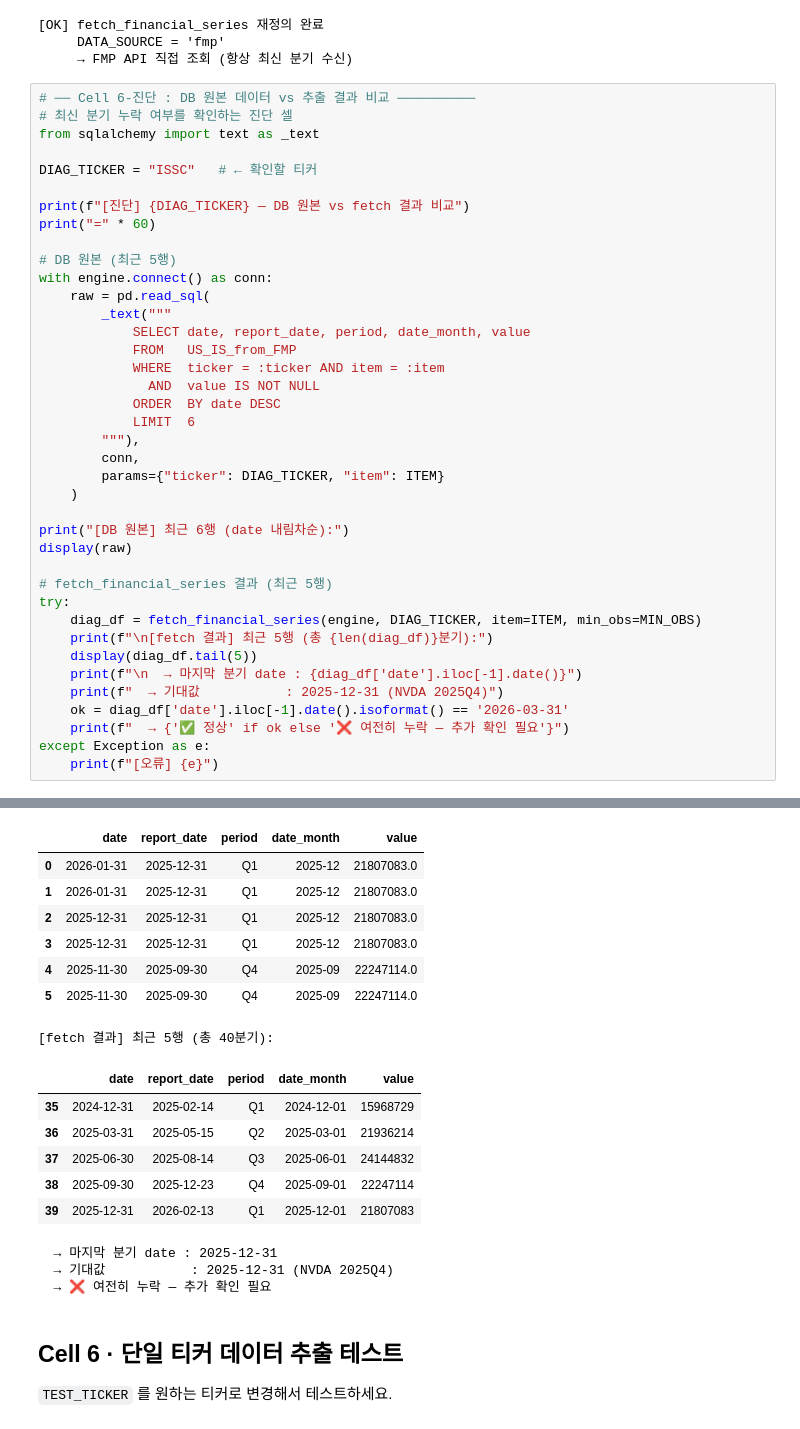
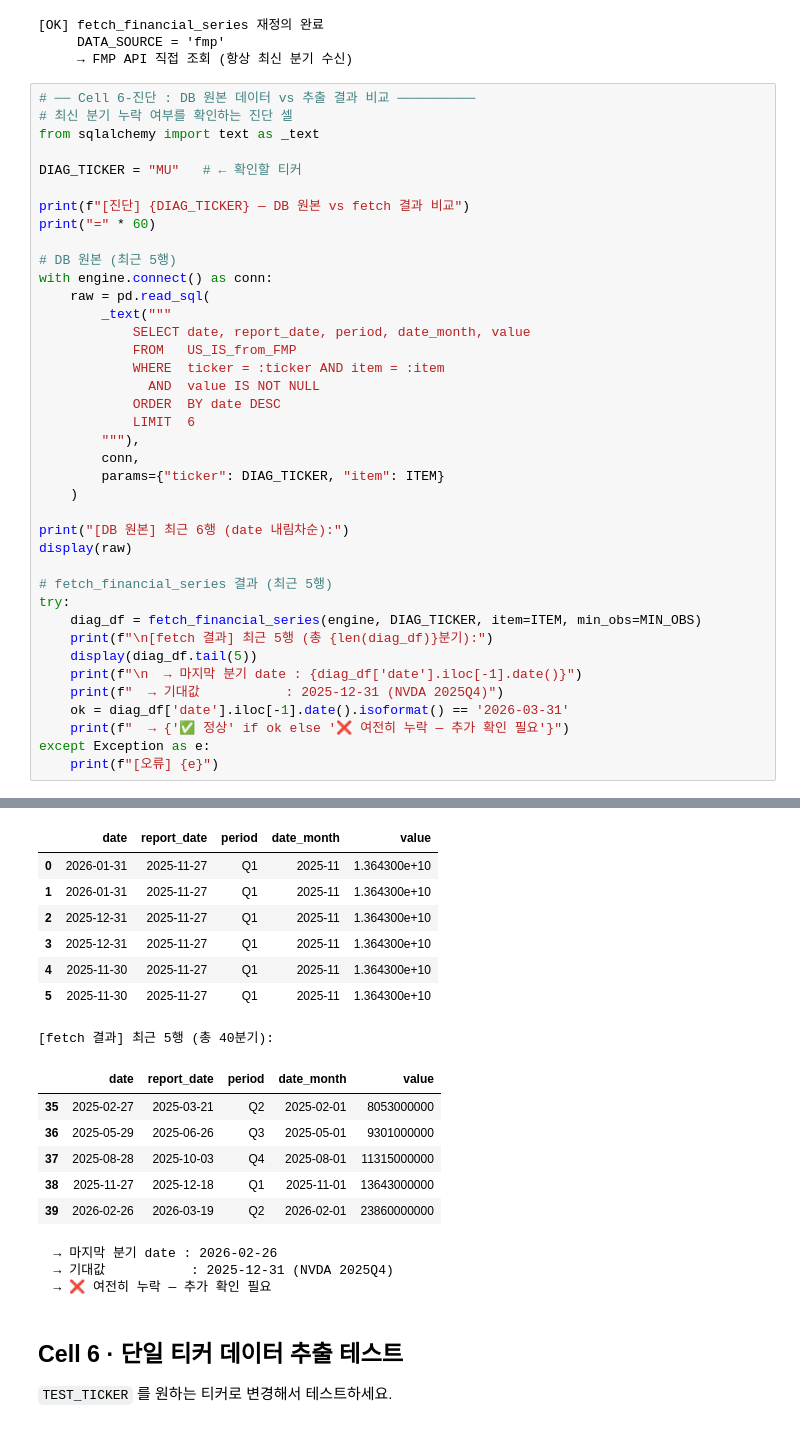
Before and after one commit to stox74/stock_forecast, a Jupyter notebook: US_Market/analysis/미국전기업_매출_예측/us_revenue_forecast_notebook_v3.ipynb, the cells around one changed output, grey strips where cells are left out. Cells and saved outputs as stored; diff of their text form.

```diff
--- a/US_Market/analysis/미국전기업_매출_예측/us_revenue_forecast_notebook_v3.ipynb
+++ b/US_Market/analysis/미국전기업_매출_예측/us_revenue_forecast_notebook_v3.ipynb
@@ -394,7 +394,7 @@ else:
 # 최신 분기 누락 여부를 확인하는 진단 셀
 from sqlalchemy import text as _text
 
-DIAG_TICKER = "ISSC"   # ← 확인할 티커
+DIAG_TICKER = "MU"   # ← 확인할 티커
 
 print(f"[진단] {DIAG_TICKER} — DB 원본 vs fetch 결과 비교")
 print("=" * 60)
@@ -433,20 +433,20 @@ except Exception as e:
 ============================================================
 [DB 원본] 최근 6행 (date 내림차순):
 |  | date | report_date | period | date_month | value |
-| 0 | 2026-01-31 | 2025-12-31 | Q1 | 2025-12 | 21807083.0 |
-| 1 | 2026-01-31 | 2025-12-31 | Q1 | 2025-12 | 21807083.0 |
-| 2 | 2025-12-31 | 2025-12-31 | Q1 | 2025-12 | 21807083.0 |
-| 3 | 2025-12-31 | 2025-12-31 | Q1 | 2025-12 | 21807083.0 |
-| 4 | 2025-11-30 | 2025-09-30 | Q4 | 2025-09 | 22247114.0 |
-| 5 | 2025-11-30 | 2025-09-30 | Q4 | 2025-09 | 22247114.0 |
+| 0 | 2026-01-31 | 2025-11-27 | Q1 | 2025-11 | 1.364300e+10 |
+| 1 | 2026-01-31 | 2025-11-27 | Q1 | 2025-11 | 1.364300e+10 |
+| 2 | 2025-12-31 | 2025-11-27 | Q1 | 2025-11 | 1.364300e+10 |
+| 3 | 2025-12-31 | 2025-11-27 | Q1 | 2025-11 | 1.364300e+10 |
+| 4 | 2025-11-30 | 2025-11-27 | Q1 | 2025-11 | 1.364300e+10 |
+| 5 | 2025-11-30 | 2025-11-27 | Q1 | 2025-11 | 1.364300e+10 |
 [fetch 결과] 최근 5행 (총 40분기):
 |  | date | report_date | period | date_month | value |
-| 35 | 2024-12-31 | 2025-02-14 | Q1 | 2024-12-01 | 15968729 |
-| 36 | 2025-03-31 | 2025-05-15 | Q2 | 2025-03-01 | 21936214 |
-| 37 | 2025-06-30 | 2025-08-14 | Q3 | 2025-06-01 | 24144832 |
-| 38 | 2025-09-30 | 2025-12-23 | Q4 | 2025-09-01 | 22247114 |
-| 39 | 2025-12-31 | 2026-02-13 | Q1 | 2025-12-01 | 21807083 |
+| 35 | 2025-02-27 | 2025-03-21 | Q2 | 2025-02-01 | 8053000000 |
+| 36 | 2025-05-29 | 2025-06-26 | Q3 | 2025-05-01 | 9301000000 |
+| 37 | 2025-08-28 | 2025-10-03 | Q4 | 2025-08-01 | 11315000000 |
+| 38 | 2025-11-27 | 2025-12-18 | Q1 | 2025-11-01 | 13643000000 |
+| 39 | 2026-02-26 | 2026-03-19 | Q2 | 2026-02-01 | 23860000000 |
-  → 마지막 분기 date : 2025-12-31
+  → 마지막 분기 date : 2026-02-26
   → 기대값           : 2025-12-31 (NVDA 2025Q4)
   → ❌ 여전히 누락 — 추가 확인 필요
 # %% [markdown]
```
Also changed, not shown: parts of 8 cells of this notebook, 7 other files.
